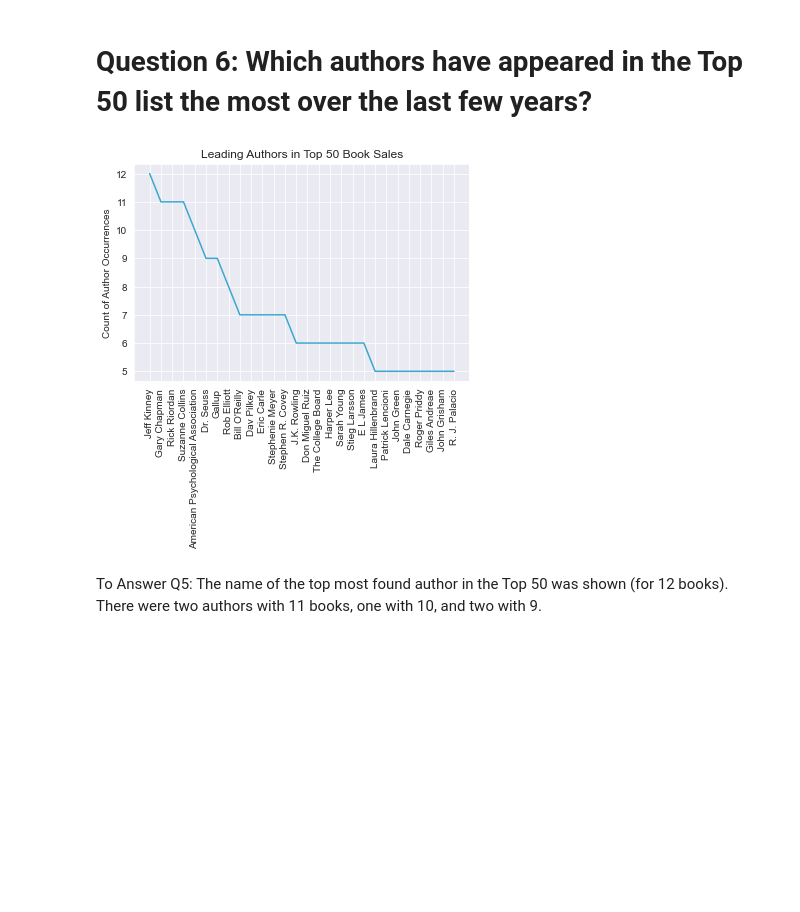
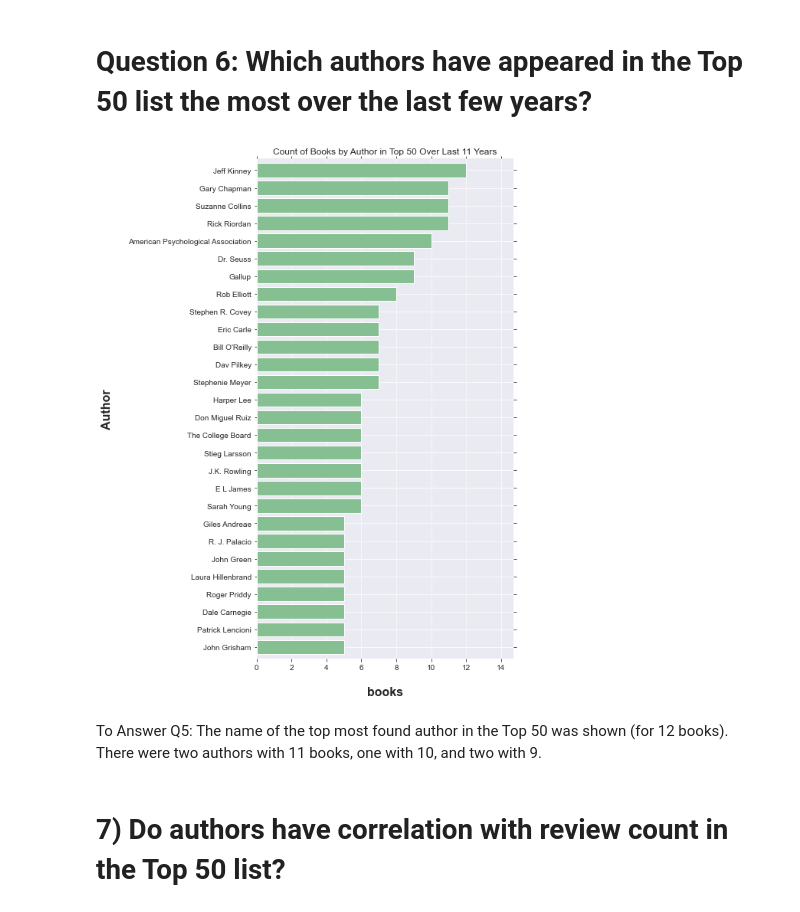
Before and after one commit to bspoonmore/Case_Studies, a Jupyter notebook: Amazon_Best_Selling_Books_Visualization.ipynb, the cells around one changed output. Cells and saved outputs as stored; diff of their text form; code cells hidden in the pictures; blank space fills up the shorter version.

```diff
--- a/Amazon_Best_Selling_Books_Visualization.ipynb
+++ b/Amazon_Best_Selling_Books_Visualization.ipynb
@@ -345,17 +401,39 @@ Author Count:  [130, 60, 18, 12, 8, 20]
 To Answer Q5: The graph for Author counts in the Top 50 shows that 130 authors had only 1 book in the Top 50, where 118 authors had more than 1 book in the Top 50 for last 11 years.  In fact, 20 authors had more than 5 books in the Top 50.
 # %% [markdown]
 # Question 6: Which authors have appeared in the Top 50 list the most over the last few years?
+# %%
+def plot_bars(df,title,xlbl,ylbl):
+    # Plot the author list as horizontal bar graph
+    fig, ax = plt.subplots()
+    ax = df.plot(kind='barh', figsize=(6, 12), color='#86bf91', zorder=2, width=0.8)
+
+    # Despine
+    ax.spines['right'].set_visible(False)
+    ax.spines['top'].set_visible(False)
+    ax.spines['left'].set_visible(False)
+    ax.spines['bottom'].set_visible(False)
+
+    # Switch off ticks
+    ax.tick_params(axis="both", which="both", bottom="off", top="off", labelbottom="on", left="off", right="off", labelleft="on")
+    # Draw vertical axis lines
+    vals = ax.get_xticks()
+    for tick in vals:
+      ax.axvline(x=tick, linestyle='dashed', alpha=0.4, color='#eeeeee', zorder=1)
+    ax.set_xlabel(xlbl, labelpad=20, weight='bold', size=16)
+    ax.set_ylabel(ylbl, labelpad=20, weight='bold', size=16)
+    ax.xaxis.set_major_formatter(StrMethodFormatter('{x:,g}'))
+    plt.title(title)
+    plt.show()
 # %%
 # show the top authors by frequency in Top 50
-author_list = books['Author'].value_counts()[0:28]
-# Plot the author list as line graph
-fig, ax = plt.subplots()
-ax.plot(author_list)
-ax.set_xticklabels(author_list.index, rotation = 90)
-ax.set_ylabel('Count of Author Occurrences')
-ax.set_title('Leading Authors in Top 50 Book Sales')
-plt.show()
+#author_list = books['Author'].value_counts()[0:28]
+authors = books['Author'].value_counts()
+author_5orMore_list = authors[authors >= 5]
+author_5orMore_list = author_5orMore_list.sort_values()
+plot_bars(author_5orMore_list,"Count of Books by Author in Top 50 Over Last 11 Years","books","Author")
 # %% [output]
-[figure, old version]
+[figure, new version]
 # %% [markdown]
 To Answer Q5: The name of the top most found author in the Top 50 was shown (for 12 books).  There were two authors with 11 books, one with 10, and two with 9.
+# %% [markdown]
+#  7) Do authors have correlation with review count in the Top 50 list?
```
Also changed, not shown: parts of 15 cells of this notebook.
